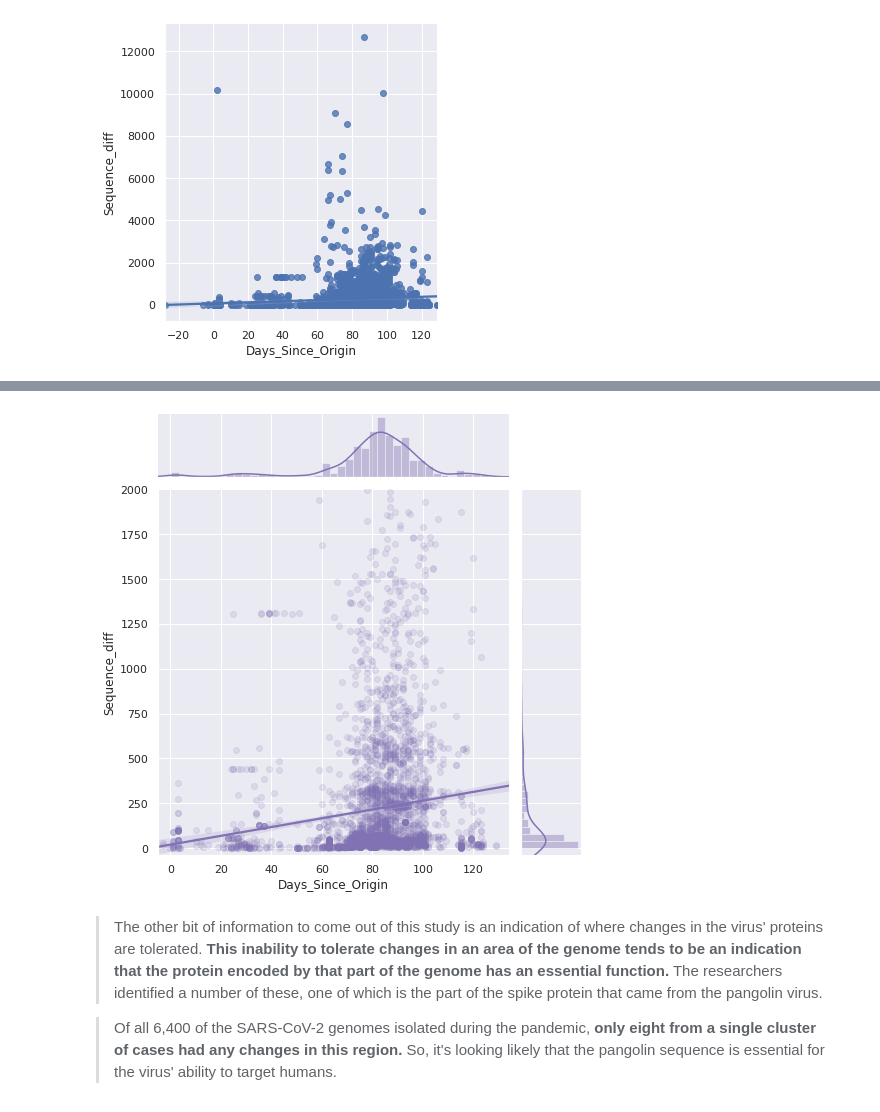
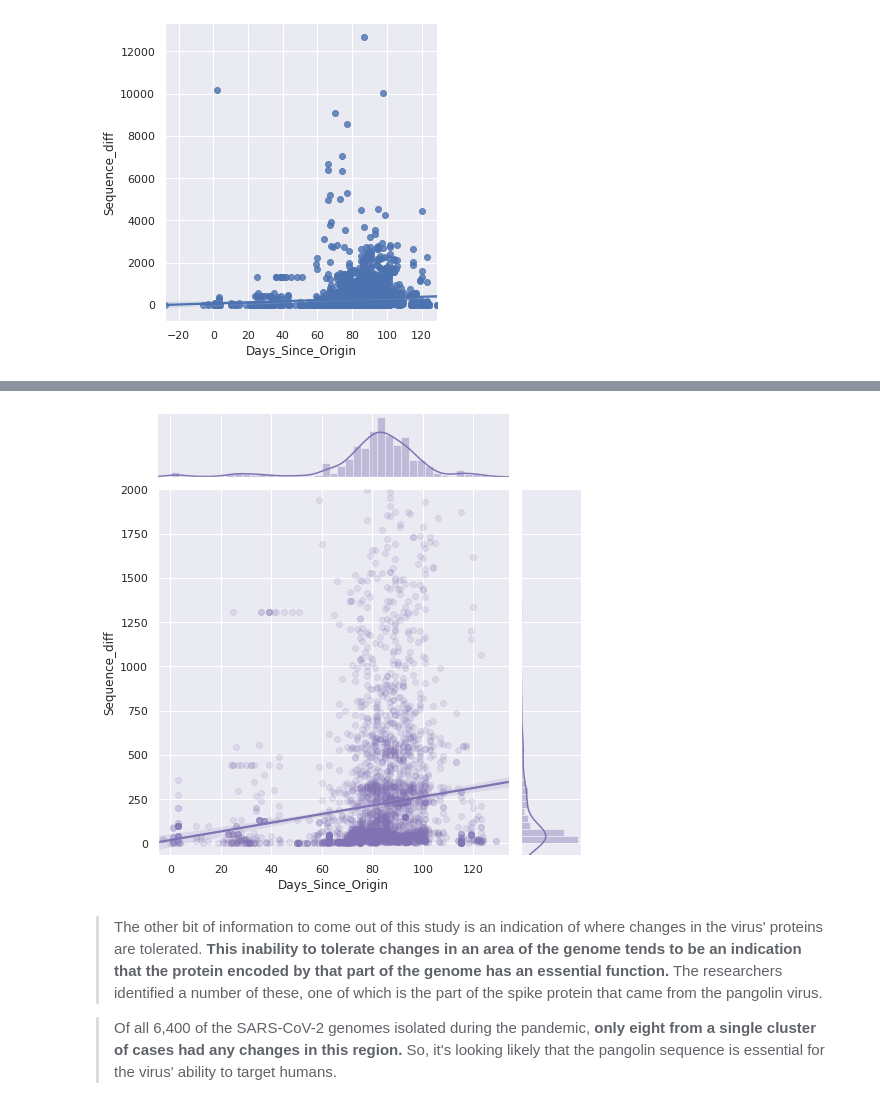
Before and after one commit to lukexyz/DNA-Toolbox, a Jupyter notebook: notebooks/03-COVID19-GlobalAnalysis.ipynb, the cells around one changed output, grey strips where cells are left out. Cells and saved outputs as stored; diff of their text form; code cells hidden in the pictures.

```diff
--- a/notebooks/03-COVID19-GlobalAnalysis.ipynb
+++ b/notebooks/03-COVID19-GlobalAnalysis.ipynb
@@ -158,12 +163,14 @@ sns.lmplot(x="Days_Since_Origin", y="Sequence_diff", data=df)
 # %%
 sns.set(style="darkgrid")
-g = sns.jointplot(x="Days_Since_Origin", y="Sequence_diff", data=df[df.Sequence_diff < 2000],
+
+seq_lim = 2000
+g = sns.jointplot(x="Days_Since_Origin", y="Sequence_diff", data=df[df.Sequence_diff < seq_lim],
                   kind="reg", truncate=False,
                   xlim=(-5, df.Days_Since_Origin.max()+5),
-                  ylim=(-40, 2000),
+                  ylim=(-seq_lim/30, seq_lim),
                   color="m", height=7, scatter_kws={'alpha': 0.15})
 # %% [output]
-[figure, old version]
+[figure, new version]
 # %% [markdown]
 > The other bit of information to come out of this study is an indication of where changes in the virus' proteins are tolerated. **This inability to tolerate changes in an area of the genome tends to be an indication that the protein encoded by that part of the genome has an essential function.** The researchers identified a number of these, one of which is the part of the spike protein that came from the pangolin virus.
 
```
Also changed, not shown: parts of 1 cell of this notebook.
